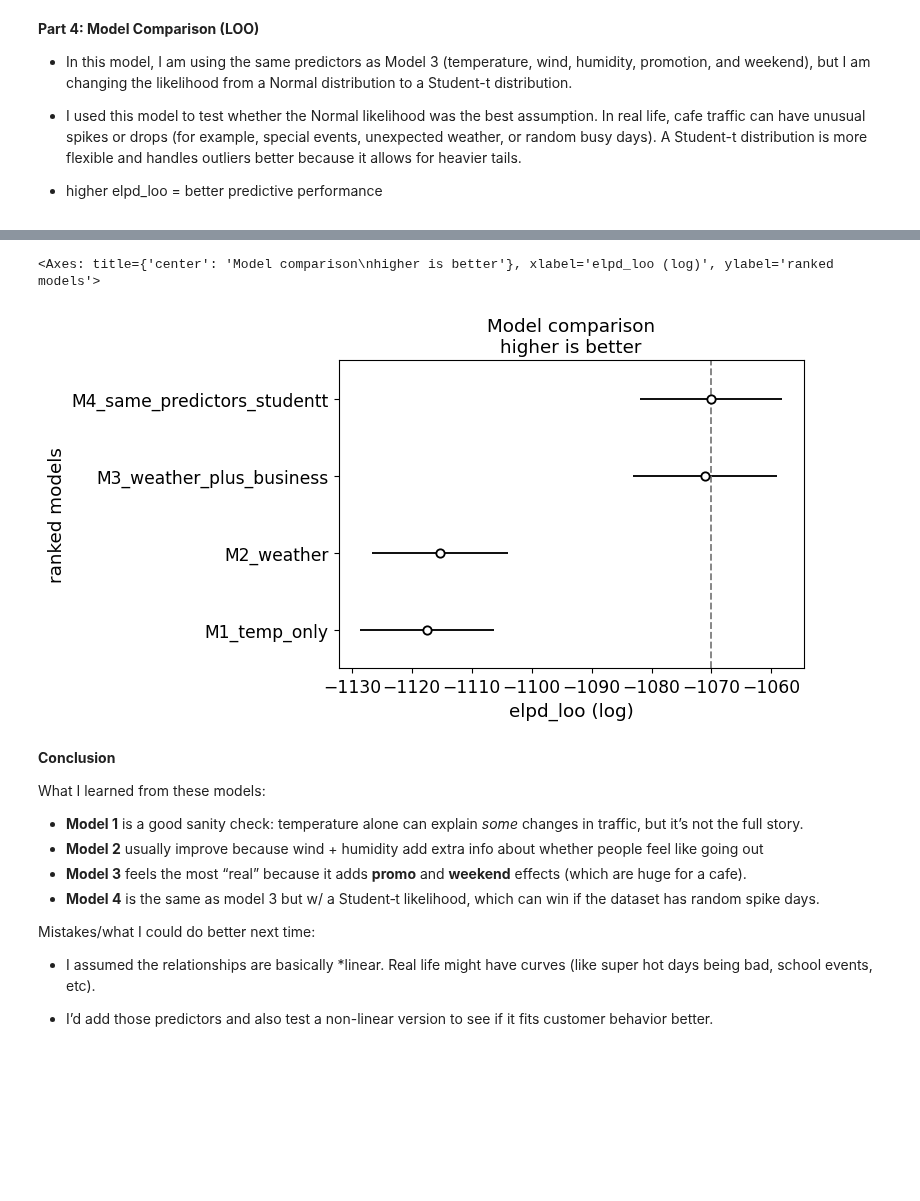
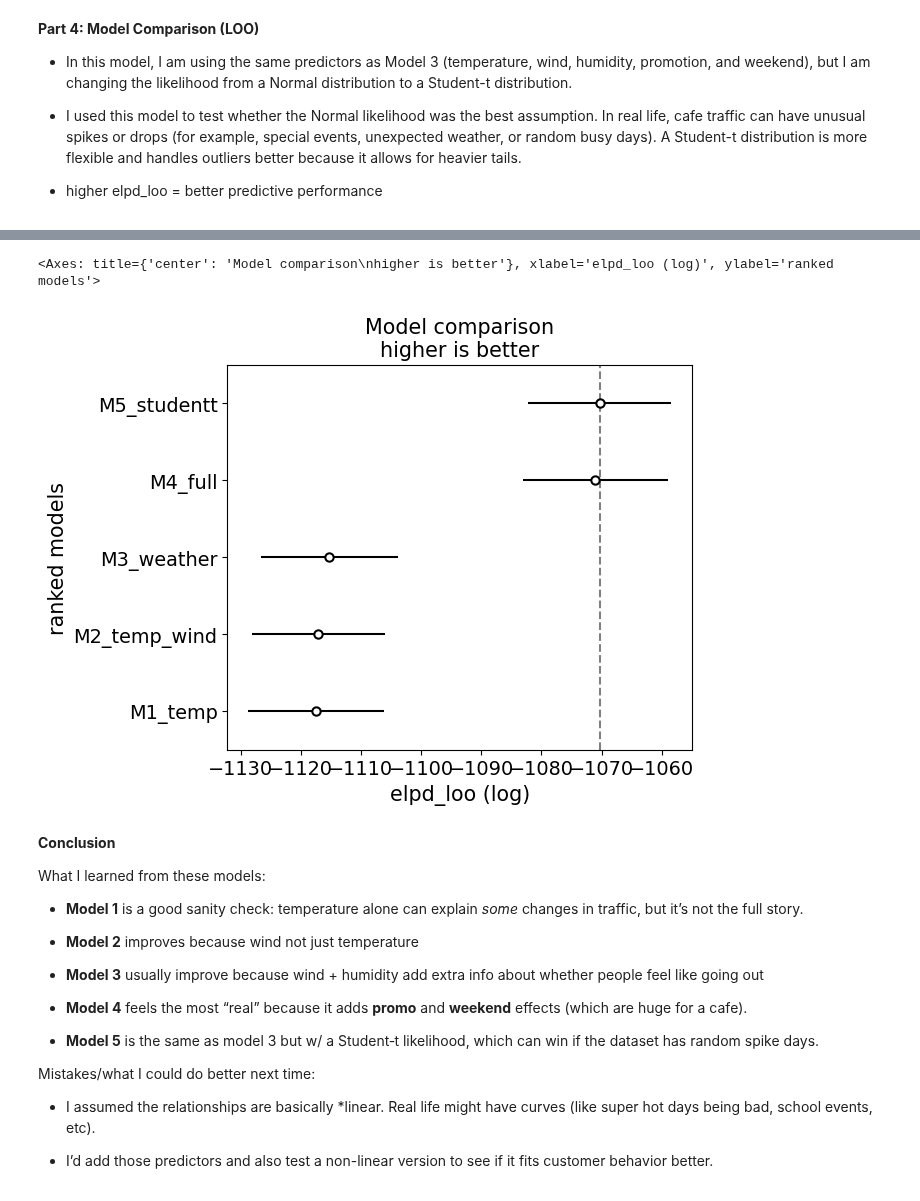
Before and after one commit to rumijay/Data-Science-2025, a Jupyter notebook: Unit6Project.ipynb, the cells around one changed output, grey strips where cells are left out. Cells and saved outputs as stored; diff of their text form; code cells hidden in the pictures; blank space fills up the shorter version.

```diff
--- a/Unit6Project.ipynb
+++ b/Unit6Project.ipynb
@@ -112,6 +109,8 @@ idata_1 = model_1.fit(idata_kwargs={"log_likelihood": True})
 # %%
-# Model 2: full weather (variable selection step)
-model_2 = bmb.Model("customers ~ temperature_f + wind_mph + humidity_pct", data=cafe_data)
+model_2 = bmb.Model(
+    "customers ~ temperature_f + wind_mph",
+    data=cafe_data
+)
 idata_2 = model_2.fit(idata_kwargs={"log_likelihood": True})
 # %% [markdown]
 #  visualization (Model 2)
@@ -129,0 +137,6 @@ bmb.interpret.plot_predictions(
+# %%
+model_3 = bmb.Model(
+    "customers ~ temperature_f + wind_mph + humidity_pct",
+    data=cafe_data
+)
+idata_3 = model_3.fit(idata_kwargs={"log_likelihood": True})
@@ -176,25 +203,27 @@ bmb.interpret.plot_predictions(
 # Model 4: same formula as Model 3, different likelihood
 # Student-t is more robust to outliers than Gaussian
 try:
-    model_4 = bmb.Model(
+    model_5 = bmb.Model(
         "customers ~ temperature_f + wind_mph + humidity_pct + promo + is_weekend",
         data=cafe_data,
         family="t"
     )
 except Exception:
     #used gemini
-    model_4 = bmb.Model(
+    model_5 = bmb.Model(
         "customers ~ temperature_f + wind_mph + humidity_pct + promo + is_weekend",
         data=cafe_data,
         family=bmb.families.StudentT()
     )
 
-idata_4 = model_4.fit(idata_kwargs={"log_likelihood": True})
+idata_5 = model_5.fit(idata_kwargs={"log_likelihood": True})
 # %%
-cmp = az.compare({
-    "M1_temp_only": idata_1,
-    "M2_weather": idata_2,
-    "M3_weather_plus_business": idata_3,
-    "M4_same_predictors_studentt": idata_4,
+comparison = az.compare({
+    "M1_temp": idata_1,
+    "M2_temp_wind": idata_2,
+    "M3_weather": idata_3,
+    "M4_full": idata_4,
+    "M5_studentt": idata_5
 })
-cmp
+
+comparison
@@ -201,17 +237,19 @@ cmp
 # %%
-az.plot_compare(cmp)
+az.plot_compare(comparison)
 # %% [output]
 <Axes: title={'center': 'Model comparison\nhigher is better'}, xlabel='elpd_loo (log)', ylabel='ranked models'>
-[figure, old version]
+[figure, new version]
 # %% [markdown]
 **Conclusion**
 
 What I learned from these models:
 
 - **Model 1** is a good sanity check: temperature alone can explain *some* changes in traffic, but it’s not the full story.
-- **Model 2** usually improve because wind + humidity add extra info about whether people feel like going out
-- **Model 3** feels the most “real” because it adds **promo** and **weekend** effects (which are huge for a cafe).
-- **Model 4** is the same as model 3 but w/ a Student‑t likelihood, which can win if the dataset has random spike days.
+- **Model 2** improves because wind not just temperature
+- **Model 3** usually improve because wind + humidity add extra info about whether people feel like going out
+
+- **Model 4** feels the most “real” because it adds **promo** and **weekend** effects (which are huge for a cafe).
+- **Model 5** is the same as model 3 but w/ a Student‑t likelihood, which can win if the dataset has random spike days.
 
 Mistakes/what I could do better next time:
 - I assumed the relationships are basically *linear. Real life might have curves (like super hot days being bad, school events, etc).
```
Also changed, not shown: parts of 11 cells of this notebook.
